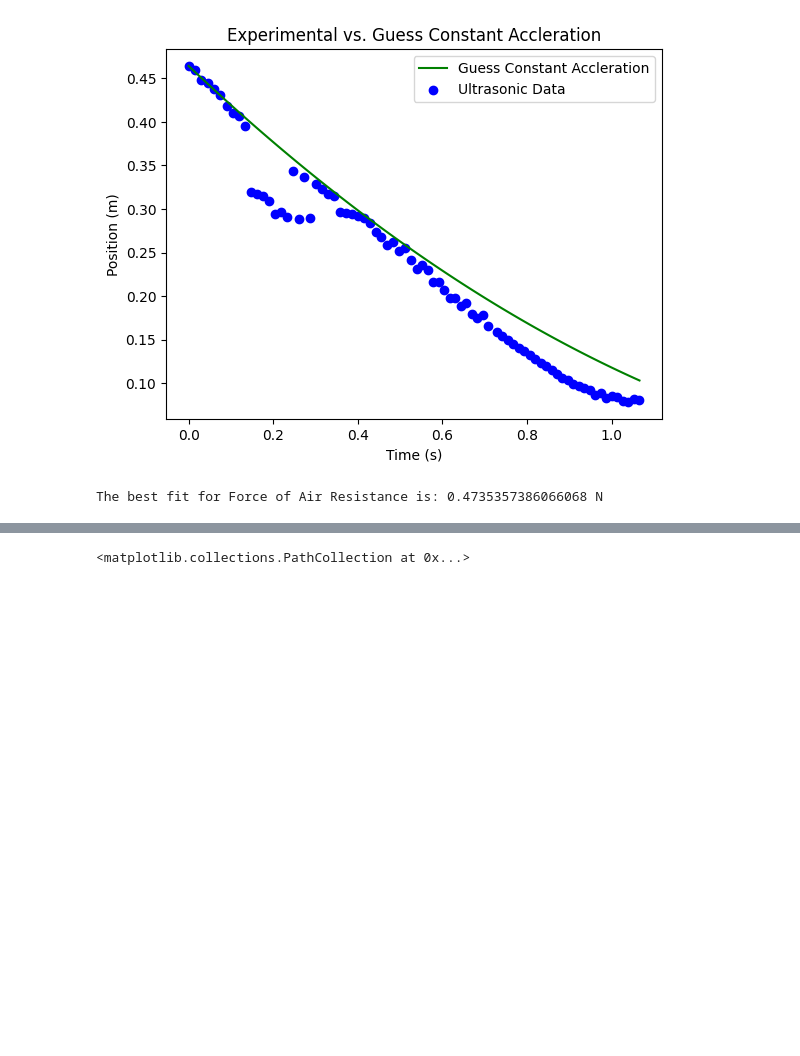
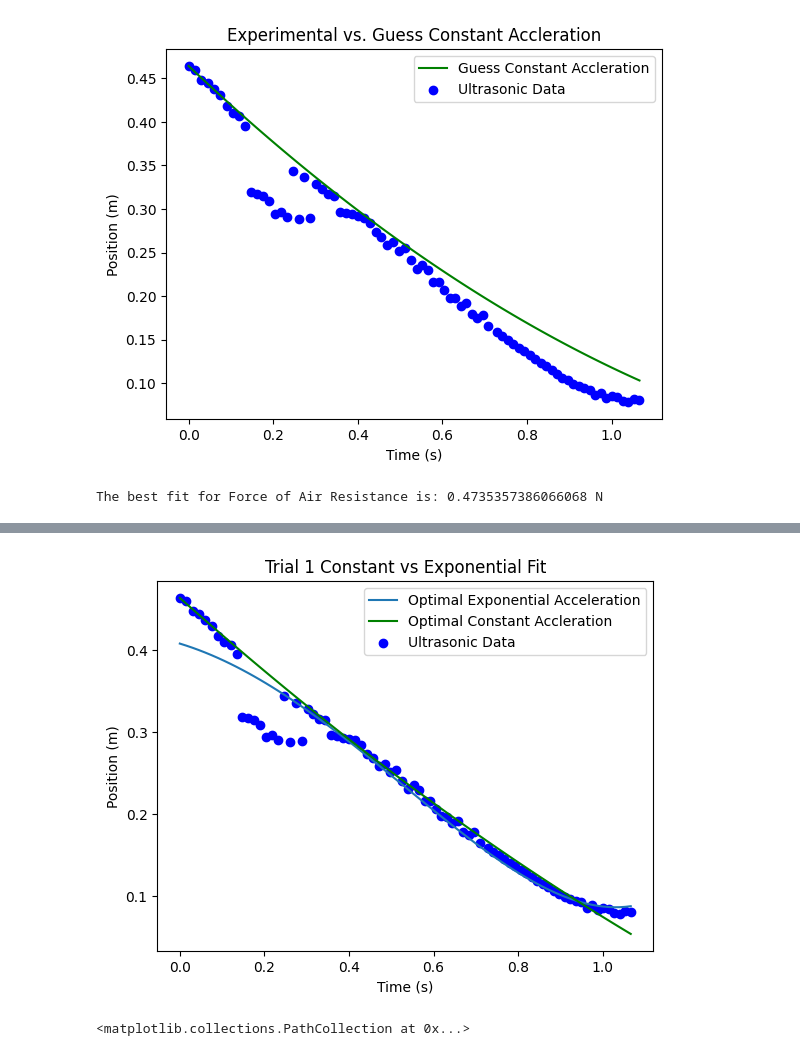
Before and after one commit to leo-c1/4al-final, a Jupyter notebook: DATAANAL.ipynb, the cells around one changed output, grey strips where cells are left out. Saved outputs shown, nothing was run; the diff lists cells and outputs as text; code cells hidden in the pictures; blank space fills up the shorter version.

```diff
--- a/DATAANAL.ipynb
+++ b/DATAANAL.ipynb
@@ -306,3 +340,17 @@ plt.scatter(timewindowseconds, ultrasonic1window, color="blue", label="Ultrasoni
+# %%
+plt.plot(timewindowseconds,positionExponentialAccel(timewindowseconds,EXPoptimal_params[0],EXPoptimal_params[1],EXPoptimal_params[2],
+                                                    ultrasonic1window[0],initialVelocity(timewindowseconds,ultrasonic1window)),
+                                                    label="Optimal Exponential Acceleration")
+plt.plot(timewindowseconds,positionConstAccel(timewindowseconds,initialVelocity(timewindowseconds,ultrasonic1window),ultrasonic1window[0],
+                        CONSToptimal_params[0]),label="Optimal Constant Accleration", color="green")
+plt.scatter(timewindowseconds, ultrasonic1window, color="blue", label="Ultrasonic Data")
+plt.xlabel("Time (s)")
+plt.ylabel("Position (m)")
+plt.title("Trial 1 Constant vs Exponential Fit")
+plt.legend()
+plt.show()
+# %% [output]
+[figure, added]
 # %%
 plt.scatter(time2,ultrasonic2,color="green")
 # %% [output]
```
Also changed, not shown: parts of 10 cells of this notebook.
